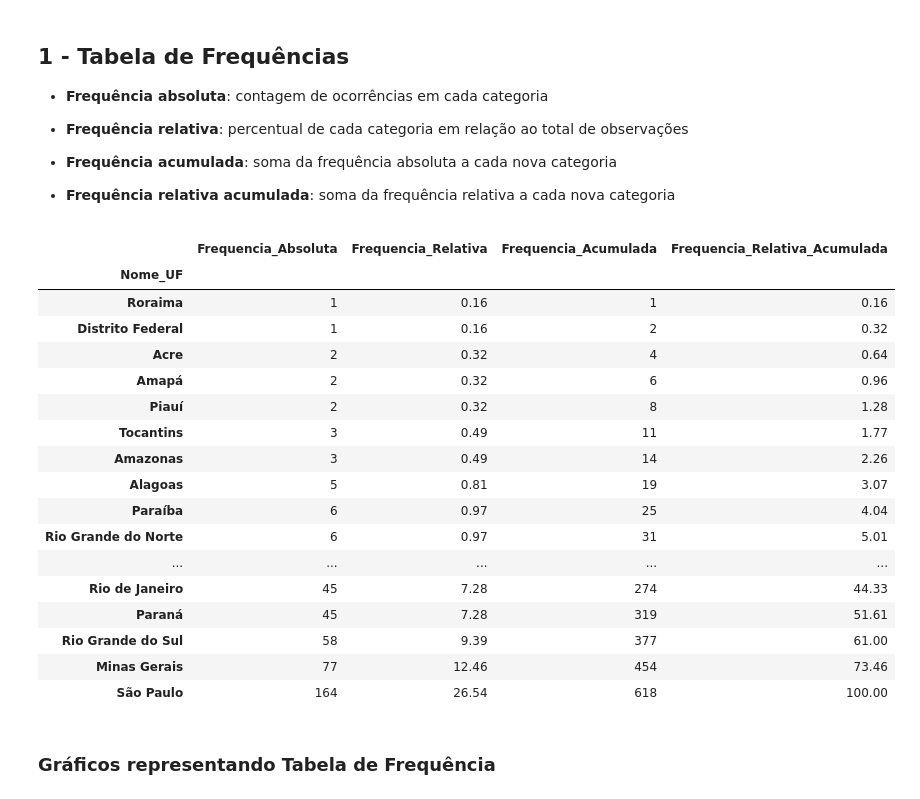
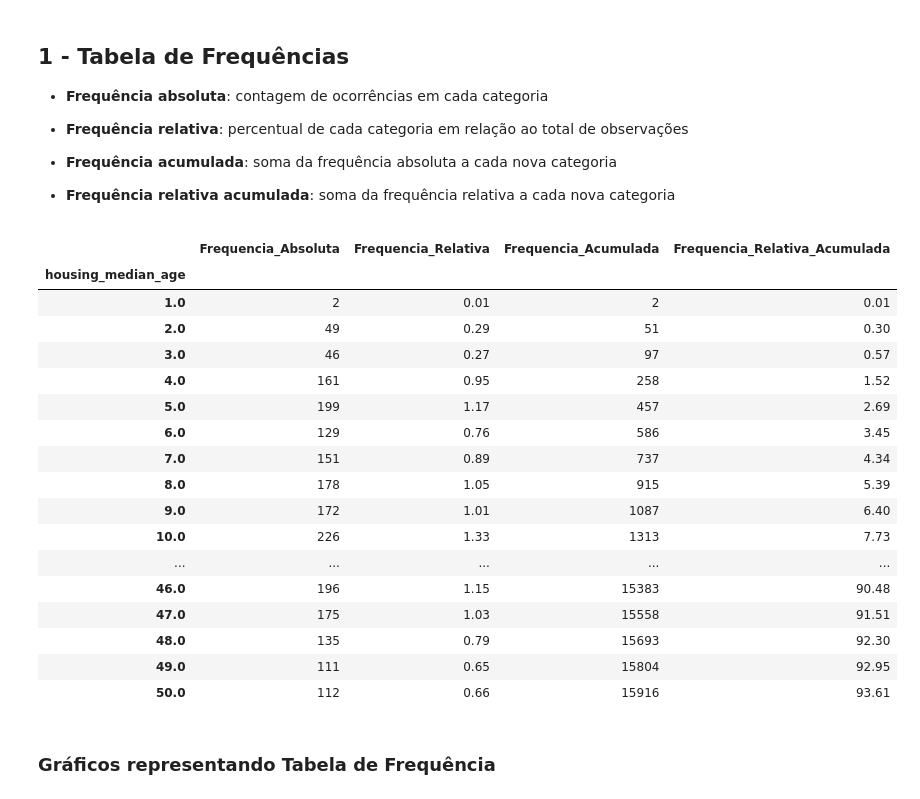
Before and after one commit to rodrigo-fernandes092/Learning, a Jupyter notebook: Estudo_Fundamentos_de_Estatística.ipynb, the cells around one changed output. Cells and saved outputs as stored; diff of their text form; code cells hidden in the pictures.

```diff
--- a/Estudo_Fundamentos_de_Estatística.ipynb
+++ b/Estudo_Fundamentos_de_Estatística.ipynb
@@ -76,45 +57,45 @@ df_filted = df_10[df_10.PIB>=df_10.PIB.mean()] # Selecionando os valores acima d
 # %%
 # Criando Tabela de Frequências
 
-tab_freq = pd.DataFrame(df_filted.\
+tab_freq = pd.DataFrame(house.\
                         pivot_table(
-                            index='Nome_UF',\
-                            values='PIB',\
+                            index='housing_median_age',\
+                            values='total_rooms',\
                             aggfunc='count')).\
-                            sort_values(by='PIB',ascending=True)
+                            sort_values(by='housing_median_age',ascending=True)
 
-tab_freq.rename(columns={'PIB':'Frequencia_Absoluta'},inplace=True) # Renomeando
+tab_freq.rename(columns={'total_rooms':'Frequencia_Absoluta'},inplace=True) # Renomeando
 
 tab_freq['Frequencia_Relativa'] = ((
     tab_freq.Frequencia_Absoluta/tab_freq.Frequencia_Absoluta.sum())*100).round(2)
 
 tab_freq['Frequencia_Acumulada'] = (
     tab_freq.Frequencia_Absoluta.cumsum())
 
 tab_freq['Frequencia_Relativa_Acumulada'] = (
     tab_freq.Frequencia_Relativa.cumsum())
 
 
 tab_freq.head(50)
 # %% [output]
 |  | Frequencia_Absoluta | Frequencia_Relativa | Frequencia_Acumulada | Frequencia_Relativa_Acumulada |
-| Nome_UF |  |  |  |  |
-| Roraima | 1 | 0.16 | 1 | 0.16 |
-| Distrito Federal | 1 | 0.16 | 2 | 0.32 |
-| Acre | 2 | 0.32 | 4 | 0.64 |
-| Amapá | 2 | 0.32 | 6 | 0.96 |
-| Piauí | 2 | 0.32 | 8 | 1.28 |
-| Tocantins | 3 | 0.49 | 11 | 1.77 |
-| Amazonas | 3 | 0.49 | 14 | 2.26 |
-| Alagoas | 5 | 0.81 | 19 | 3.07 |
-| Paraíba | 6 | 0.97 | 25 | 4.04 |
-| Rio Grande do Norte | 6 | 0.97 | 31 | 5.01 |
+| housing_median_age |  |  |  |  |
+| 1.0 | 2 | 0.01 | 2 | 0.01 |
+| 2.0 | 49 | 0.29 | 51 | 0.30 |
+| 3.0 | 46 | 0.27 | 97 | 0.57 |
+| 4.0 | 161 | 0.95 | 258 | 1.52 |
+| 5.0 | 199 | 1.17 | 457 | 2.69 |
+| 6.0 | 129 | 0.76 | 586 | 3.45 |
+| 7.0 | 151 | 0.89 | 737 | 4.34 |
+| 8.0 | 178 | 1.05 | 915 | 5.39 |
+| 9.0 | 172 | 1.01 | 1087 | 6.40 |
+| 10.0 | 226 | 1.33 | 1313 | 7.73 |
 | ... | ... | ... | ... | ... |
-| Rio de Janeiro | 45 | 7.28 | 274 | 44.33 |
-| Paraná | 45 | 7.28 | 319 | 51.61 |
-| Rio Grande do Sul | 58 | 9.39 | 377 | 61.00 |
-| Minas Gerais | 77 | 12.46 | 454 | 73.46 |
-| São Paulo | 164 | 26.54 | 618 | 100.00 |
+| 46.0 | 196 | 1.15 | 15383 | 90.48 |
+| 47.0 | 175 | 1.03 | 15558 | 91.51 |
+| 48.0 | 135 | 0.79 | 15693 | 92.30 |
+| 49.0 | 111 | 0.65 | 15804 | 92.95 |
+| 50.0 | 112 | 0.66 | 15916 | 93.61 |
 # %% [markdown]
 ### Gráficos representando Tabela de Frequência
 # %%
```
Also changed, not shown: parts of 24 cells of this notebook.
